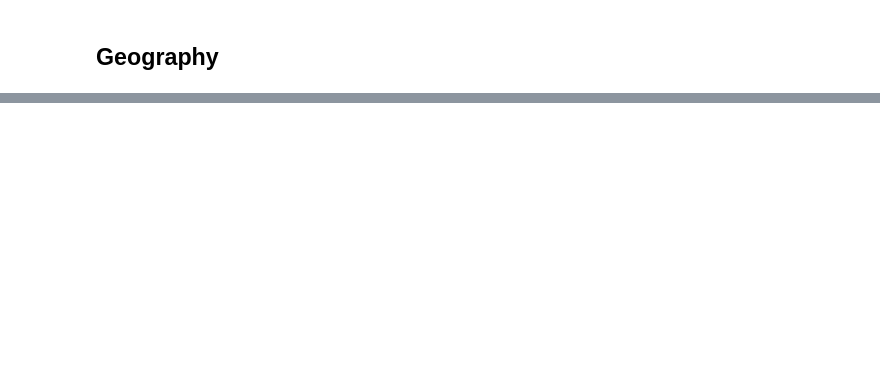
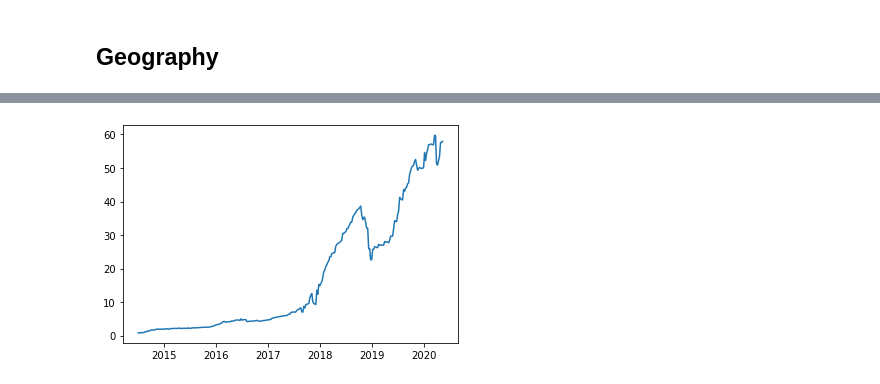
Before and after one commit to Lukasdeloose/sustainable_blockchain, a Jupyter notebook: data_analysis/bitcoin.ipynb, the cells around one changed output, grey strips where cells are left out. Saved outputs shown, nothing was run; the diff lists cells and outputs as text; code cells hidden in the pictures; blank space fills up the shorter version.

```diff
--- a/data_analysis/bitcoin.ipynb
+++ b/data_analysis/bitcoin.ipynb
@@ -61,0 +127,42 @@ data = {'location': ['Sichuan', 'China', 'Non-China', 'Other'],
+# %%
+# Select only from first hardware available in dataset
+bitcoin = bitcoin[bitcoin.index > SHA256_hardware.loc[0,'release_date']]
+
+# Difficulty to hashrate
+bitcoin['hashrate'] = bitcoin['difficulty'].apply(lambda x: hashrate_from_difficulty(x))
+# %%
+def calc_profitability_threshold(data, PUE, elec_price):
+    rev_per_hash = data['revenue']/data['hashrate'] #$/h
+    return rev_per_hash/(elec_price*PUE)
+
+def is_profitable(hardware, data, PUE, elec_price):
+    profitability_threshold = calc_profitability_threshold(data, PUE, elec_price)
+    # consumption is J/h, if smaller, more efficient
+    if hardware['consumption'] < profitability_threshold:
+        return True
+    else:
+        return False
+
+def get_profitable_hardware(data, hardware, PUE_dict = std_PUE, bound = 'estimate', PUE_fix = True, elec_price = avg_elec_price):
+    if bound == "lower":
+        prof_hardware = hardware[hardware.apply(lambda x: is_profitable(x, data, PUE_dict['lower'], elec_price),axis=1)]
+    elif bound == "upper":
+        prof_hardware = hardware[hardware.apply(lambda x: is_profitable(x, data, PUE_dict['upper'], elec_price),axis=1)]
+    else:
+        prof_hardware = hardware[hardware.apply(lambda x: is_profitable(x, data, PUE_dict['estimate'], elec_price),axis=1)]
+    if prof_hardware.empty and PUE_fix:
+        prof_hardware = hardware[hardware.consumption == hardware.consumption.min()]
+    return prof_hardware
+# %%
+def get_buy_hardware(hardware):
+    return hardware.sort_values(by='consumption').iloc[0]
+
+def get_turn_on_hardware(hardware):
+    return hardware.sort_values(by='consumption').iloc[0]
+
+def get_turn_off_hardware(hardware):
+    return hardware.sort_values(by='consumption', ascending=False).iloc[0]
+# %%
+def calc_consumption(hardware):
+    # TODO: bounds
+    return np.sum(hardware['on_num']*hardware['hashing_power']*hardware['consumption'])
@@ -61,0 +239,5 @@ data = {'location': ['Sichuan', 'China', 'Non-China', 'Other'],
+# %%
+plt.plot(bitcoin.index,consumption)
+plt.show()
+# %% [output]
+[figure, added]
```
Also changed, not shown: parts of 18 cells of this notebook, 3 other files.
